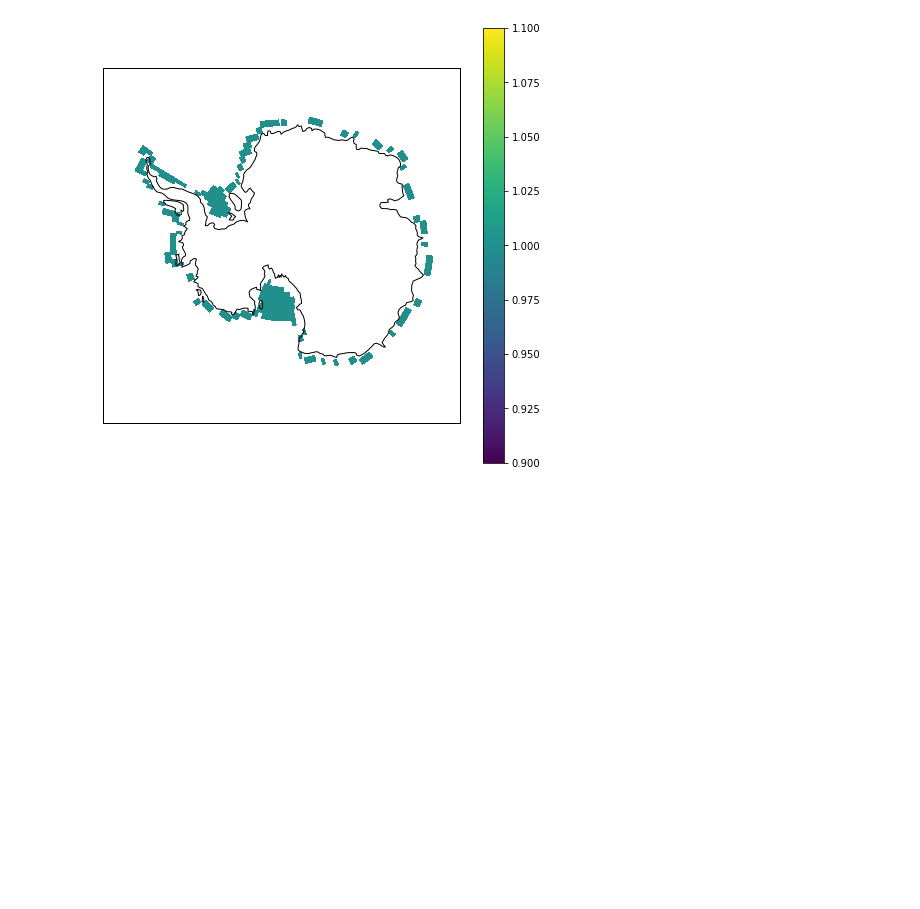
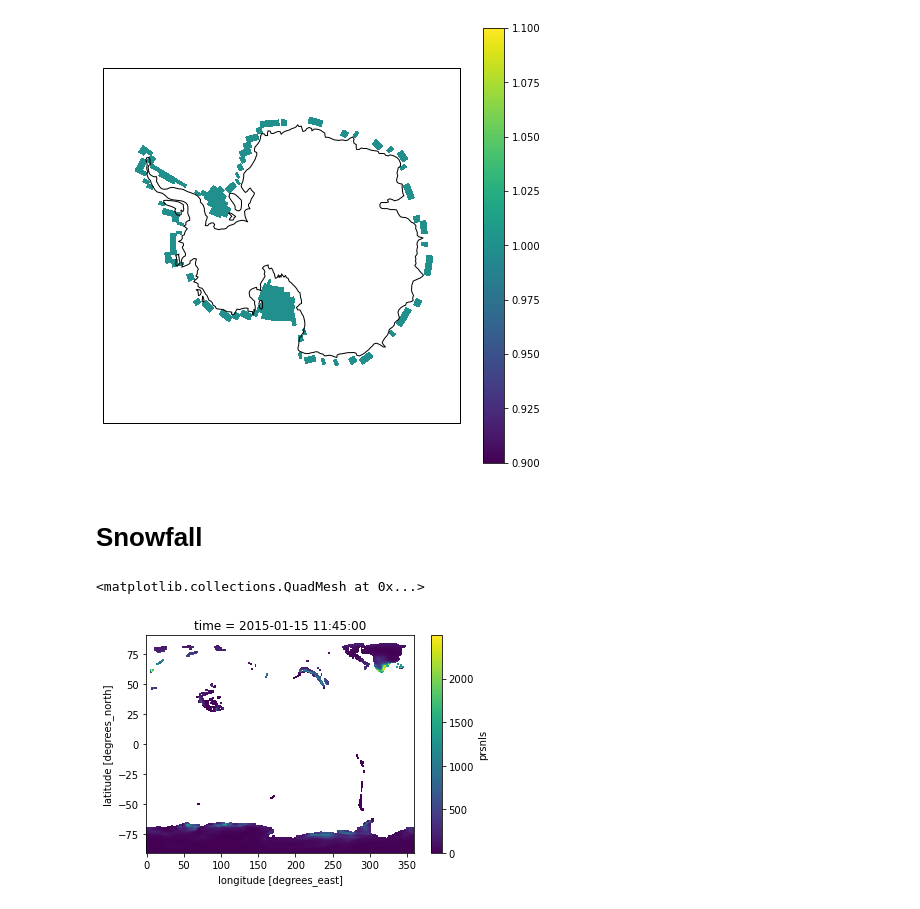
Before and after one commit to lvankampenhout/cesm_ext_ais, a Jupyter notebook: example notebook Nikola.ipynb, the cells around one changed output. Saved outputs shown, nothing was run; the diff lists cells and outputs as text; code cells hidden in the pictures; blank space fills up the shorter version.

```diff
--- a/example notebook Nikola.ipynb
+++ b/example notebook Nikola.ipynb
@@ -272,3 +263,15 @@ make_SouthPolar_plot_of_var(elev_sel)
 (<Figure size 576x576 with 2 Axes>,
  <cartopy.mpl.geoaxes.GeoAxesSubplot at 0x...>)
 [figure]
+# %% [markdown]
+# Snowfall
+# %%
+with xr.open_dataset('ssp585/precip/prsnIs_LImon_CESM2-WACCM_ssp585_r1i1p1f1_gn_201501-210012.nc') as ds:
+    snow = ds.prsnIs
+# %%
+sec_in_year = 365*24*3600
+# %%
+(snow[0]*sec_in_year).plot()
+# %% [output]
+<matplotlib.collections.QuadMesh at 0x...>
+[figure, added]
```
Also changed, not shown: parts of 6 cells of this notebook.
